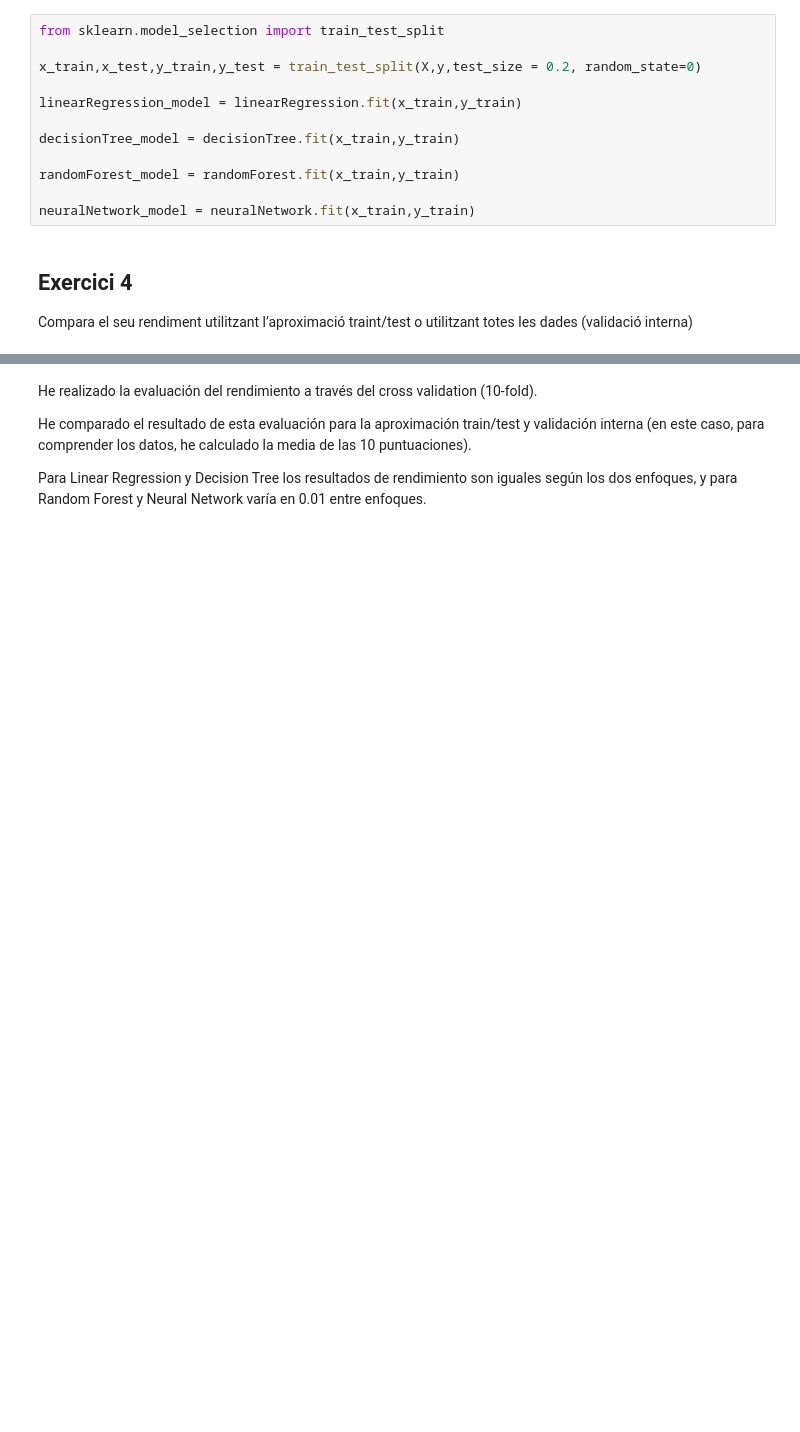
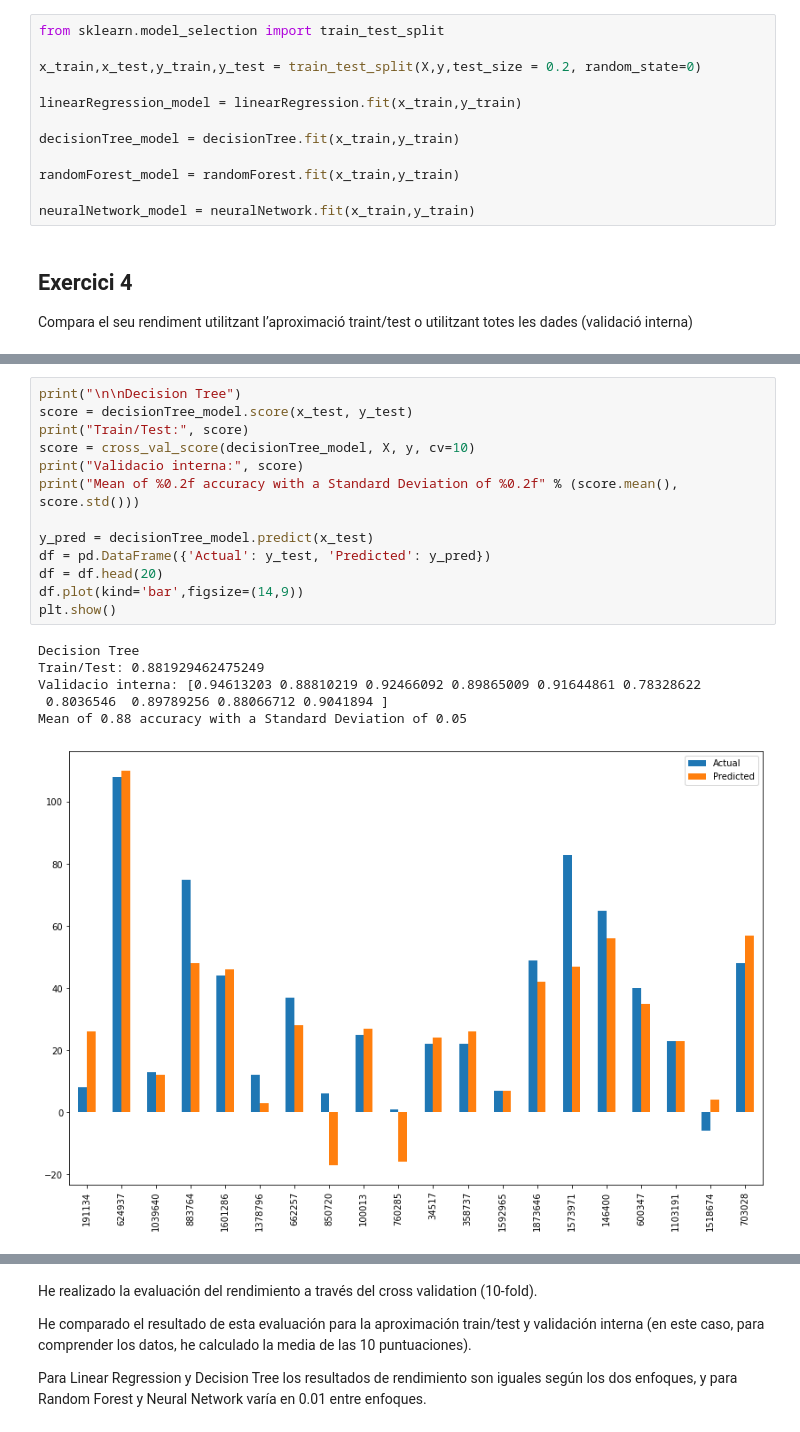
Before and after one commit to claradeuve/Supervitat_Regressio, a Jupyter notebook: S09_T02.ipynb, the cells around one changed output, grey strips where cells are left out. Cells and saved outputs as stored; diff of their text form; blank space fills up the shorter version.

```diff
--- a/S09_T02.ipynb
+++ b/S09_T02.ipynb
@@ -246,0 +223,20 @@ Mean of 0.00 accuracy with a Standard Deviation of 0.00
+# %%
+print("\n\nDecision Tree")
+score = decisionTree_model.score(x_test, y_test)
+print("Train/Test:", score)
+score = cross_val_score(decisionTree_model, X, y, cv=10)
+print("Validacio interna:", score)
+print("Mean of %0.2f accuracy with a Standard Deviation of %0.2f" % (score.mean(), score.std()))
+
+y_pred = decisionTree_model.predict(x_test)
+df = pd.DataFrame({'Actual': y_test, 'Predicted': y_pred})
+df = df.head(20)
+df.plot(kind='bar',figsize=(14,9))
+plt.show()
+# %% [output]
+Decision Tree
+Train/Test: 0.881929462475249
+Validacio interna: [0.94613203 0.88810219 0.92466092 0.89865009 0.91644861 0.78328622
+ 0.8036546  0.89789256 0.88066712 0.9041894 ]
+Mean of 0.88 accuracy with a Standard Deviation of 0.05
+[figure, added]
```
Also changed, not shown: parts of 16 cells of this notebook.
